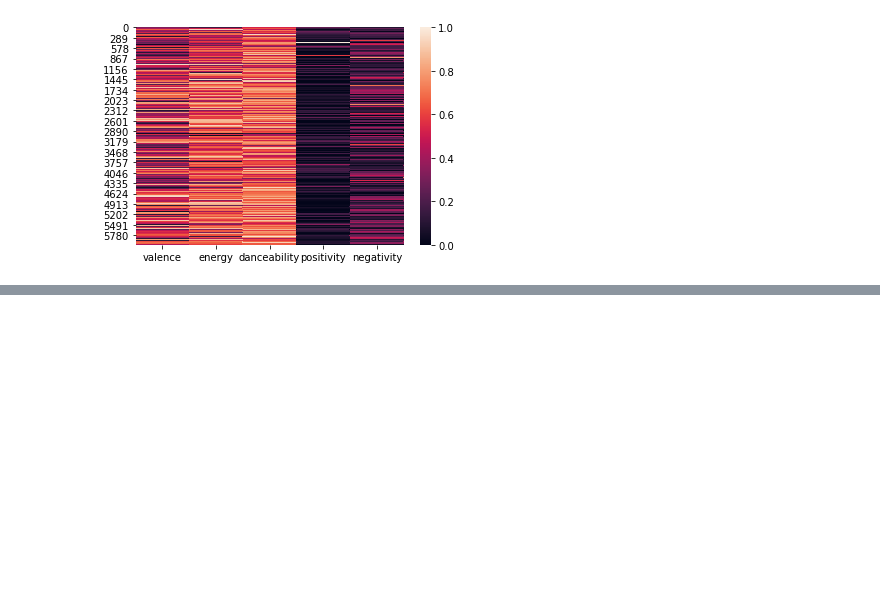
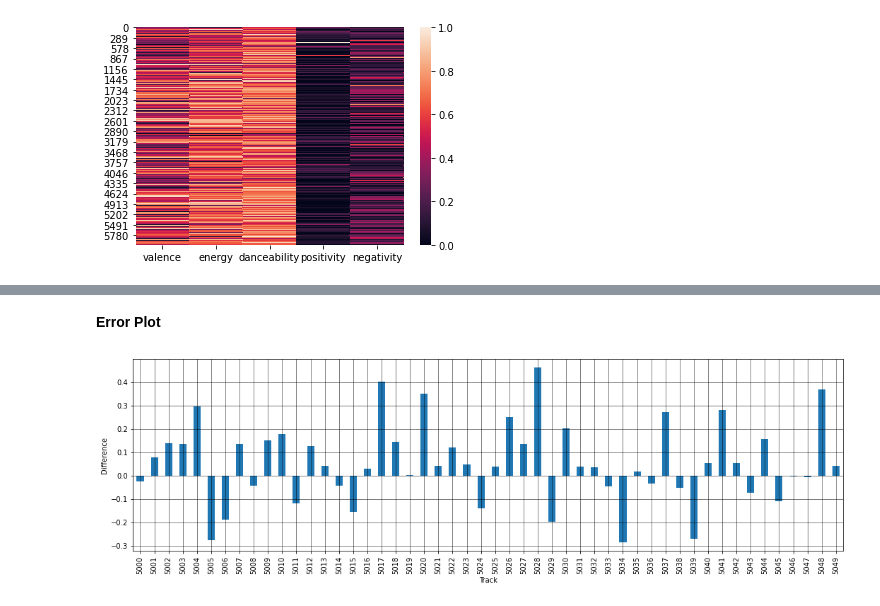
Before and after one commit to cybertraining-dsc/fa20-523-341, a Jupyter notebook: project/code/project_analyses.ipynb, the cells around one changed output, grey strips where cells are left out. Drawn from its saved outputs; the diff is of its cells as text; code cells hidden in the pictures; blank space fills up the shorter version.

```diff
--- a/project/code/project_analyses.ipynb
+++ b/project/code/project_analyses.ipynb
@@ -422,0 +583,19 @@ AxesSubplot(0.125,0.125;0.775x0.755)
+# %% [markdown]
+**Error Plot**
+# %%
+# show difference between expected and predicted values
+
+df = pd.DataFrame({'expected': y_test, 'predicted': valence_predictions})
+df_50 = df.head(50)
+
+error = df_50['expected'] - df_50['predicted']
+
+error.plot(kind='bar',figsize=(18,5))
+plt.grid(which='major', linestyle='-', linewidth='0.5', color='black')
+plt.grid(which='minor', linestyle=':', linewidth='0.5', color='black')
+plt.xlabel('Track')
+plt.ylabel('Difference')
+plt.xticks(rotation=90)
+plt.show()
+# %% [output]
+[figure, added]
```
Also changed, not shown: parts of 24 cells of this notebook, 1 other file.
